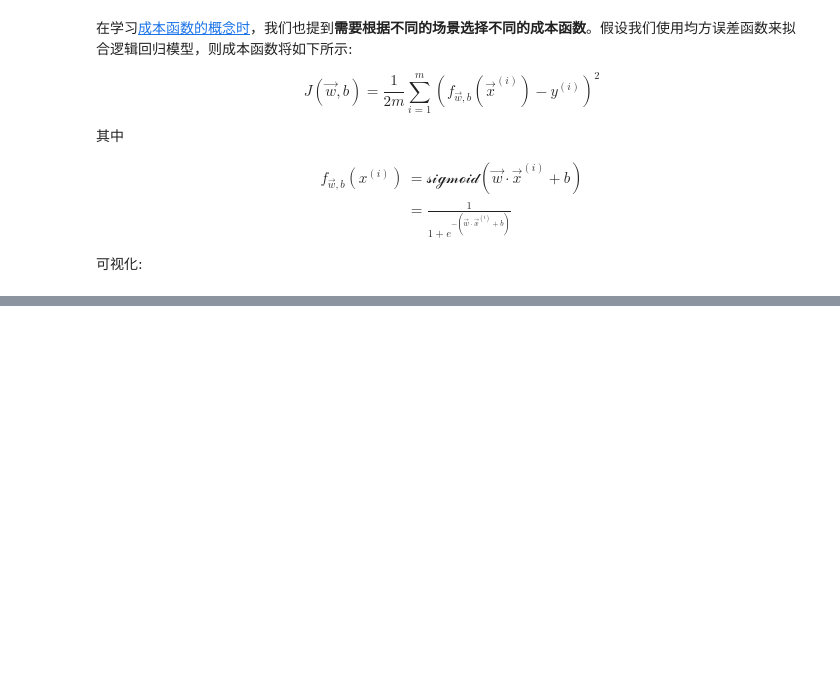
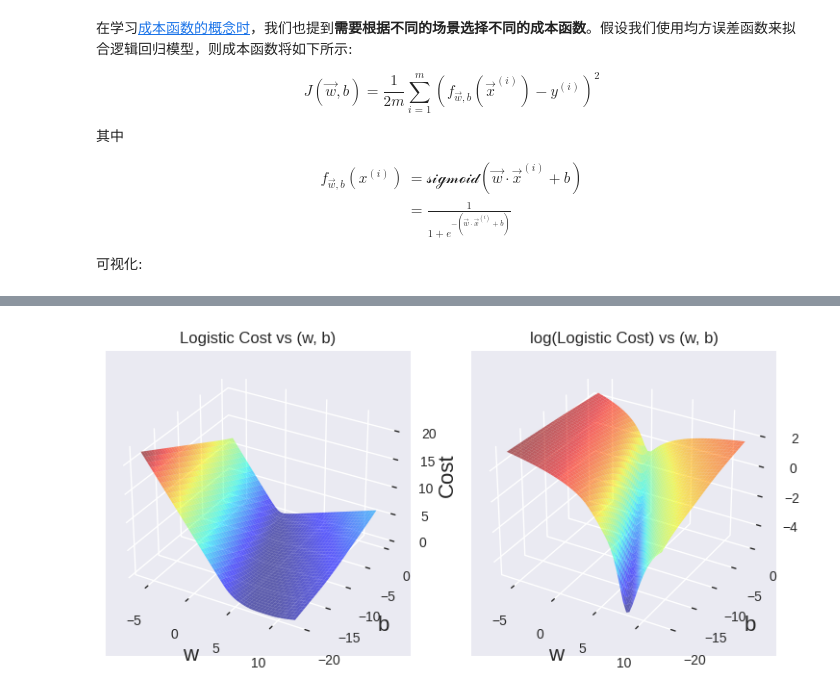
Before and after one commit to virtualguard101/wiki, a Jupyter notebook: docs/notes/ml/logistic-loss-cost.ipynb, the cells around one changed output, grey strips where cells are left out. Drawn from its saved outputs; the diff is of its cells as text; code cells hidden in the pictures; blank space fills up the shorter version.

Commit message:
note: update ml-logistic-loss-cost

```diff
--- a/docs/notes/ml/logistic-loss-cost.ipynb
+++ b/docs/notes/ml/logistic-loss-cost.ipynb
@@ -87,0 +110,5 @@ plt_two_logistic_loss_curves()
+# %%
+plt.close('all')
+cst = plt_logistic_cost(x_train,y_train)
+# %% [output]
+[figure, added]
```
Also changed, not shown: parts of 5 cells of this notebook, 1 other file.
